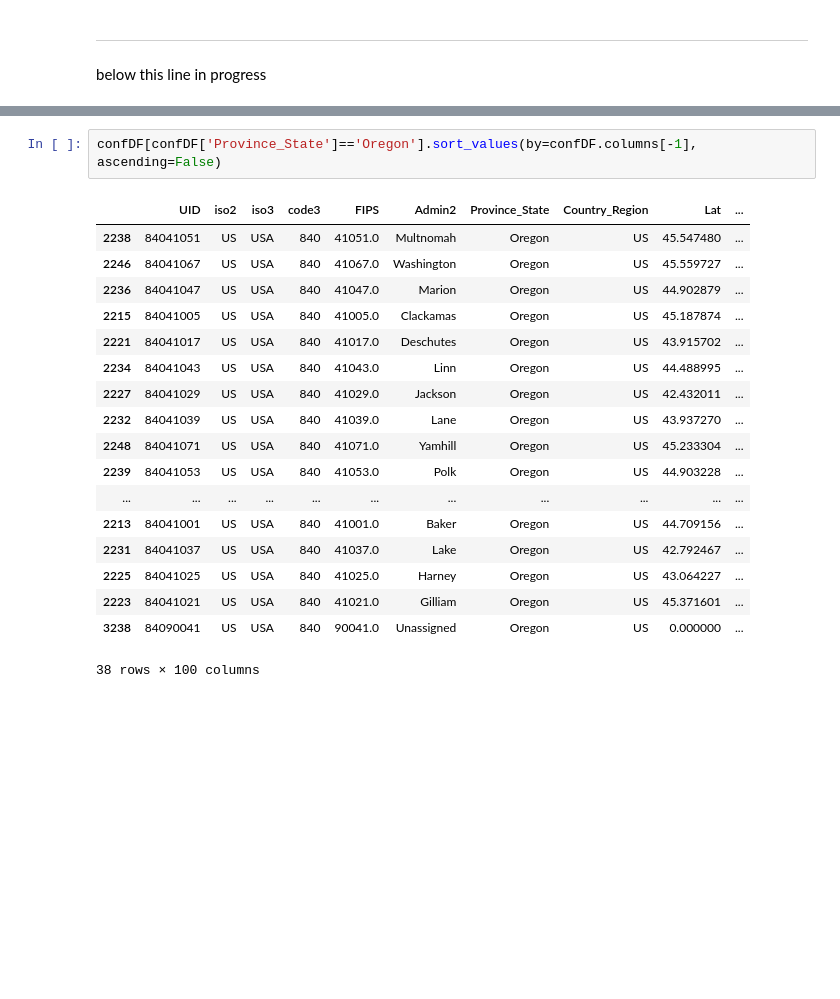
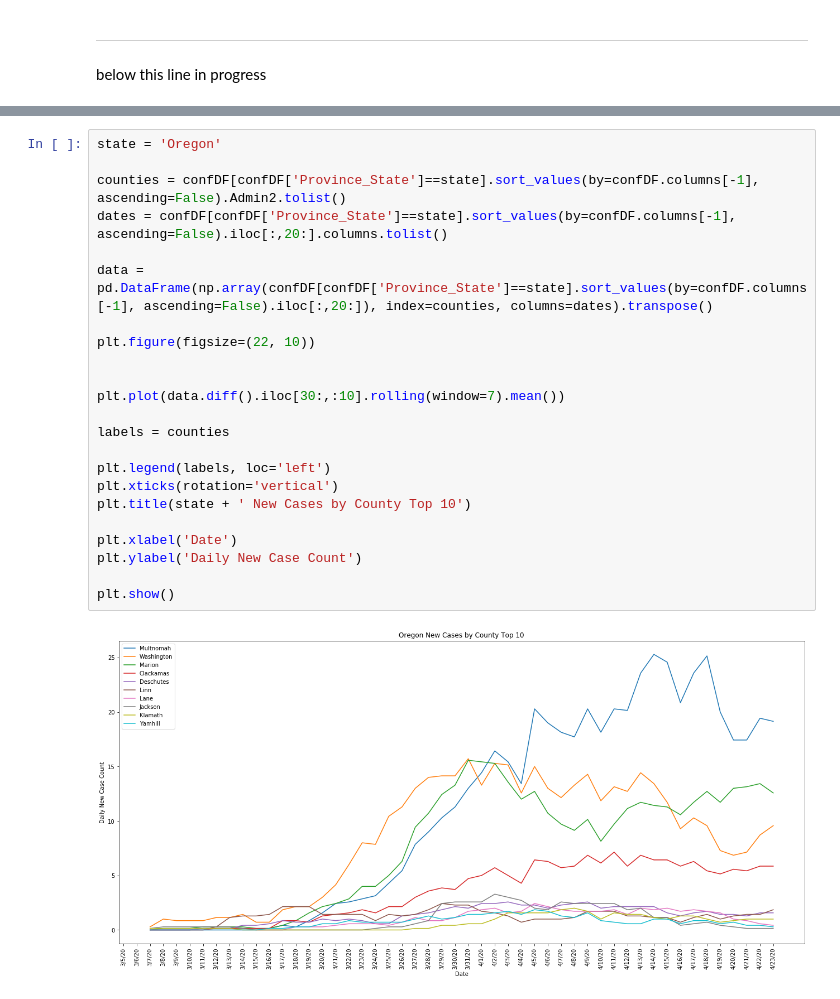
Before and after one commit to UBERCRUZER/covid19, a Jupyter notebook: notebook.ipynb, the cells around one changed output, grey strips where cells are left out. Cells and saved outputs as stored; diff of their text form; blank space fills up the shorter version.

```diff
--- a/notebook.ipynb
+++ b/notebook.ipynb
@@ -309,24 +304,28 @@ confDF[confDF['Province_State']=='California'].sort_values(by=confDF.columns[-1]
-# %%
-confDF[confDF['Province_State']=='Oregon'].sort_values(by=confDF.columns[-1], ascending=False)
-# %% [output]
-|  | UID | iso2 | iso3 | code3 | FIPS | Admin2 | Province_State | Country_Region | Lat | ... |
-| 2238 | 84041051 | US | USA | 840 | 41051.0 | Multnomah | Oregon | US | 45.547480 | ... |
-| 2246 | 84041067 | US | USA | 840 | 41067.0 | Washington | Oregon | US | 45.559727 | ... |
-| 2236 | 84041047 | US | USA | 840 | 41047.0 | Marion | Oregon | US | 44.902879 | ... |
-| 2215 | 84041005 | US | USA | 840 | 41005.0 | Clackamas | Oregon | US | 45.187874 | ... |
-| 2221 | 84041017 | US | USA | 840 | 41017.0 | Deschutes | Oregon | US | 43.915702 | ... |
-| 2234 | 84041043 | US | USA | 840 | 41043.0 | Linn | Oregon | US | 44.488995 | ... |
-| 2227 | 84041029 | US | USA | 840 | 41029.0 | Jackson | Oregon | US | 42.432011 | ... |
-| 2232 | 84041039 | US | USA | 840 | 41039.0 | Lane | Oregon | US | 43.937270 | ... |
-| 2248 | 84041071 | US | USA | 840 | 41071.0 | Yamhill | Oregon | US | 45.233304 | ... |
-| 2239 | 84041053 | US | USA | 840 | 41053.0 | Polk | Oregon | US | 44.903228 | ... |
-| ... | ... | ... | ... | ... | ... | ... | ... | ... | ... | ... |
-| 2213 | 84041001 | US | USA | 840 | 41001.0 | Baker | Oregon | US | 44.709156 | ... |
-| 2231 | 84041037 | US | USA | 840 | 41037.0 | Lake | Oregon | US | 42.792467 | ... |
-| 2225 | 84041025 | US | USA | 840 | 41025.0 | Harney | Oregon | US | 43.064227 | ... |
-| 2223 | 84041021 | US | USA | 840 | 41021.0 | Gilliam | Oregon | US | 45.371601 | ... |
-| 3238 | 84090041 | US | USA | 840 | 90041.0 | Unassigned | Oregon | US | 0.000000 | ... |
-38 rows × 100 columns
+# %%
+state = 'Oregon'
+
+counties = confDF[confDF['Province_State']==state].sort_values(by=confDF.columns[-1], ascending=False).Admin2.tolist()
+dates = confDF[confDF['Province_State']==state].sort_values(by=confDF.columns[-1], ascending=False).iloc[:,20:].columns.tolist()
+
+data = pd.DataFrame(np.array(confDF[confDF['Province_State']==state].sort_values(by=confDF.columns[-1], ascending=False).iloc[:,20:]), index=counties, columns=dates).transpose()
+
+plt.figure(figsize=(22, 10))
+
+
+plt.plot(data.diff().iloc[30:,:10].rolling(window=7).mean())
+
+labels = counties
+
+plt.legend(labels, loc='left')
+plt.xticks(rotation='vertical')
+plt.title(state + ' New Cases by County Top 10')
+
+plt.xlabel('Date')
+plt.ylabel('Daily New Case Count')
+
+plt.show()
+# %% [output]
+[figure, added]
 # %%
 # byStateDF[byStateDF.index=='New York']
 
```
Also changed, not shown: parts of 7 cells of this notebook, 1 other file.
